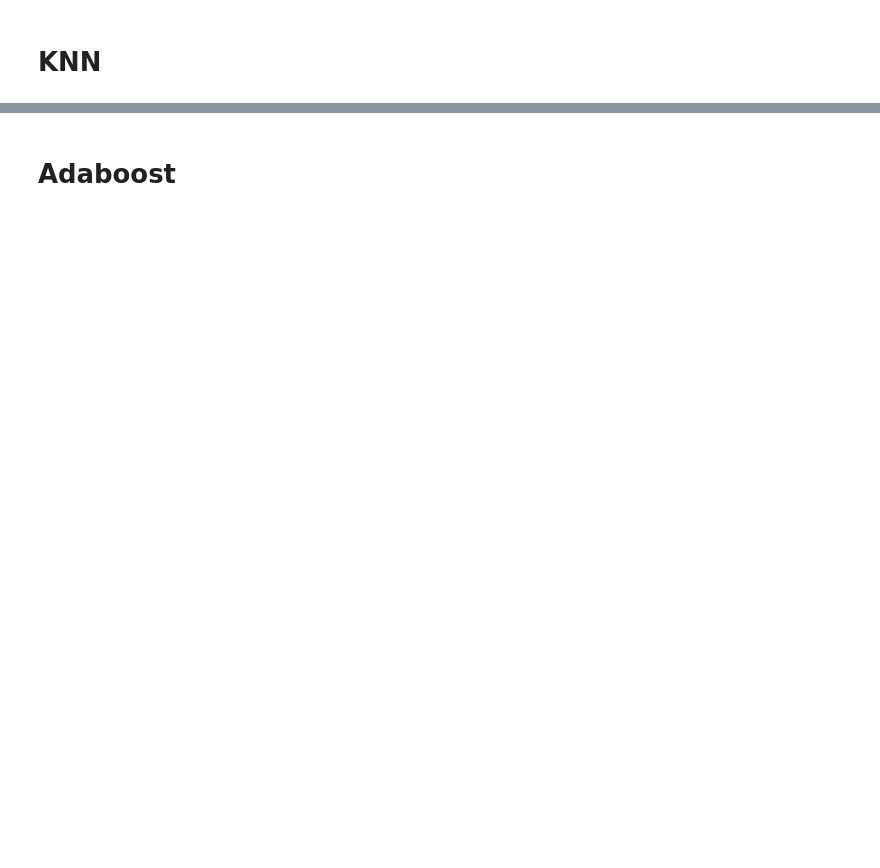
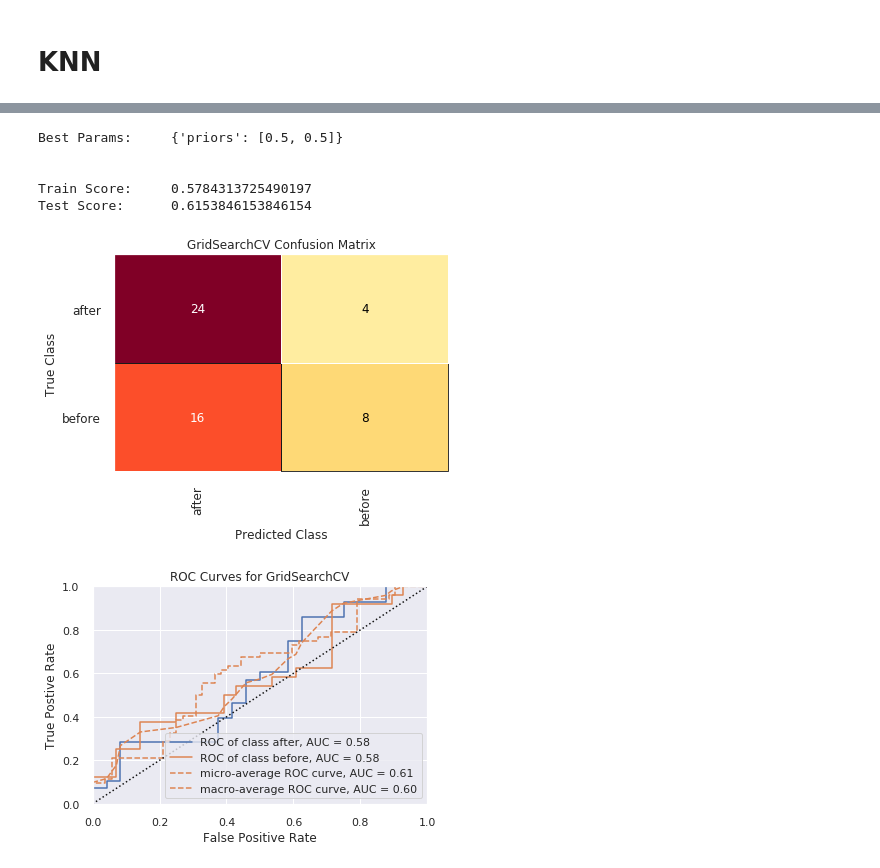
Before and after one commit to QED0711/wiki_learn, a Jupyter notebook: exploration/label_classifier.ipynb, the cells around one changed output, grey strips where cells are left out. Cells and saved outputs as stored; diff of their text form; code cells hidden in the pictures; blank space fills up the shorter version.

```diff
--- a/exploration/label_classifier.ipynb
+++ b/exploration/label_classifier.ipynb
@@ -199,7 +213,7 @@ params = {
     "max_depth": [3],
     "n_estimators": [100, 200],
     "learning_rate": [0.01],
-    "gamma": [0]
+    "gamma": [1]
 }
 
 xg_model = GridSearchCV(model, params, n_jobs=-1, cv=3, verbose=2)
@@ -297,2 +312,31 @@ Fitting 3 folds for each of 176 candidates, totalling 528 fits
-# %% [markdown]
-# Adaboost
+# %%
+nb = GaussianNB()
+
+params = {
+    "priors": [[0.5, 0.5]],
+}
+
+nb_model = GridSearchCV(nb, param_grid=params, cv=3)
+
+nb_model.fit(X_train, y_train)
+
+cm = ConfusionMatrix(nb_model, classes=["after", "before"], is_fitted=True)
+visualizer = ROCAUC(nb_model, classes=["after", "before"], is_fitted=True)
+
+
+print("Best Params:\t", nb_model.best_params_, "\n\n")
+print("Train Score:\t", nb_model.score(X_train, y_train))
+print("Test Score:\t", cm.score(X_test, y_test))
+cm.poof()
+
+
+visualizer.score(X_test, y_test)
+visualizer.poof()
+# %% [output]
+Best Params:     {'priors': [0.5, 0.5]}
+
+
+Train Score:     0.5784313725490197
+Test Score:      0.6153846153846154
+[figure, added]
+[figure, added]
```
Also changed, not shown: parts of 8 cells of this notebook, 3 other files.
